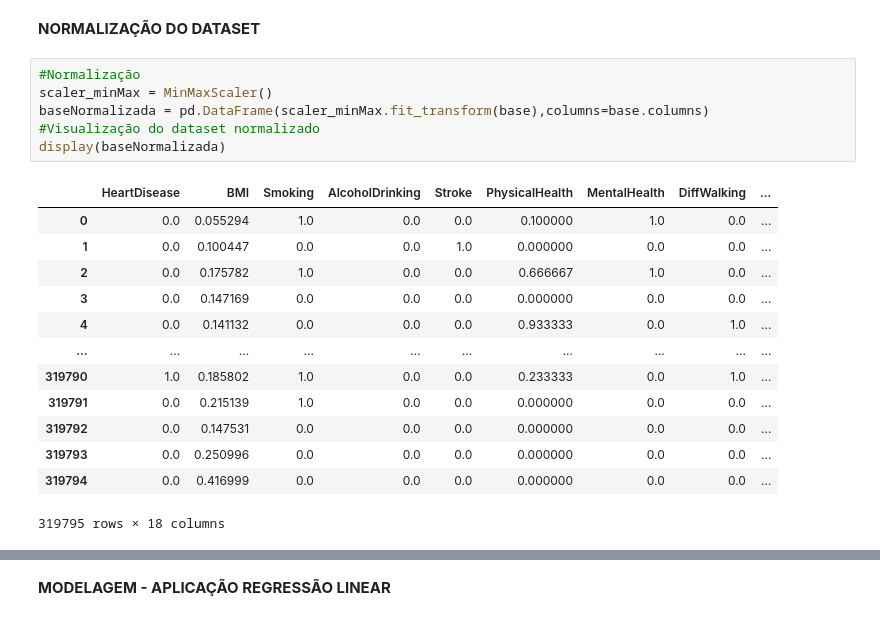
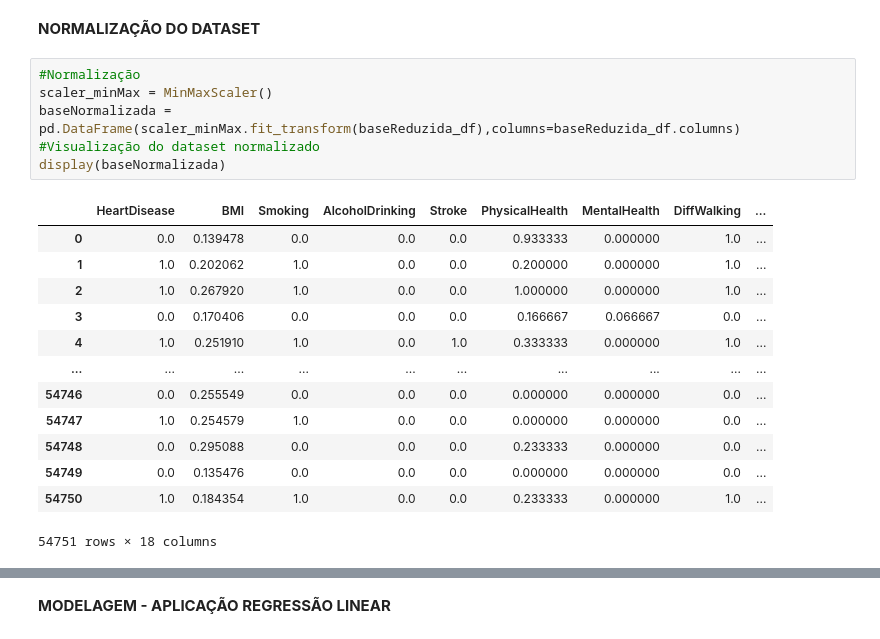
Before and after one commit to Webster-Rodrigues/Regressao_Linear_I.A, a Jupyter notebook: Regressão_Linear.ipynb, the cells around one changed output, grey strips where cells are left out. Cells and saved outputs as stored; diff of their text form.

```diff
--- a/Regressão_Linear.ipynb
+++ b/Regressão_Linear.ipynb
@@ -103,20 +123,20 @@ display(base)
 # %%
 #Normalização
 scaler_minMax = MinMaxScaler()
-baseNormalizada = pd.DataFrame(scaler_minMax.fit_transform(base),columns=base.columns)
+baseNormalizada = pd.DataFrame(scaler_minMax.fit_transform(baseReduzida_df),columns=baseReduzida_df.columns)
 #Visualização do dataset normalizado
 display(baseNormalizada)
 # %% [output]
 |  | HeartDisease | BMI | Smoking | AlcoholDrinking | Stroke | PhysicalHealth | MentalHealth | DiffWalking | ... |
-| 0 | 0.0 | 0.055294 | 1.0 | 0.0 | 0.0 | 0.100000 | 1.0 | 0.0 | ... |
-| 1 | 0.0 | 0.100447 | 0.0 | 0.0 | 1.0 | 0.000000 | 0.0 | 0.0 | ... |
-| 2 | 0.0 | 0.175782 | 1.0 | 0.0 | 0.0 | 0.666667 | 1.0 | 0.0 | ... |
-| 3 | 0.0 | 0.147169 | 0.0 | 0.0 | 0.0 | 0.000000 | 0.0 | 0.0 | ... |
-| 4 | 0.0 | 0.141132 | 0.0 | 0.0 | 0.0 | 0.933333 | 0.0 | 1.0 | ... |
+| 0 | 0.0 | 0.139478 | 0.0 | 0.0 | 0.0 | 0.933333 | 0.000000 | 1.0 | ... |
+| 1 | 1.0 | 0.202062 | 1.0 | 0.0 | 0.0 | 0.200000 | 0.000000 | 1.0 | ... |
+| 2 | 1.0 | 0.267920 | 1.0 | 0.0 | 0.0 | 1.000000 | 0.000000 | 1.0 | ... |
+| 3 | 0.0 | 0.170406 | 0.0 | 0.0 | 0.0 | 0.166667 | 0.066667 | 0.0 | ... |
+| 4 | 1.0 | 0.251910 | 1.0 | 0.0 | 1.0 | 0.333333 | 0.000000 | 1.0 | ... |
 | ... | ... | ... | ... | ... | ... | ... | ... | ... | ... |
-| 319790 | 1.0 | 0.185802 | 1.0 | 0.0 | 0.0 | 0.233333 | 0.0 | 1.0 | ... |
-| 319791 | 0.0 | 0.215139 | 1.0 | 0.0 | 0.0 | 0.000000 | 0.0 | 0.0 | ... |
-| 319792 | 0.0 | 0.147531 | 0.0 | 0.0 | 0.0 | 0.000000 | 0.0 | 0.0 | ... |
-| 319793 | 0.0 | 0.250996 | 0.0 | 0.0 | 0.0 | 0.000000 | 0.0 | 0.0 | ... |
-| 319794 | 0.0 | 0.416999 | 0.0 | 0.0 | 0.0 | 0.000000 | 0.0 | 0.0 | ... |
+| 54746 | 0.0 | 0.255549 | 0.0 | 0.0 | 0.0 | 0.000000 | 0.000000 | 0.0 | ... |
+| 54747 | 1.0 | 0.254579 | 1.0 | 0.0 | 0.0 | 0.000000 | 0.000000 | 0.0 | ... |
+| 54748 | 0.0 | 0.295088 | 0.0 | 0.0 | 0.0 | 0.233333 | 0.000000 | 0.0 | ... |
+| 54749 | 0.0 | 0.135476 | 0.0 | 0.0 | 0.0 | 0.000000 | 0.000000 | 0.0 | ... |
+| 54750 | 1.0 | 0.184354 | 1.0 | 0.0 | 0.0 | 0.233333 | 0.000000 | 1.0 | ... |
-319795 rows × 18 columns
+54751 rows × 18 columns
```
Also changed, not shown: parts of 10 cells of this notebook.
